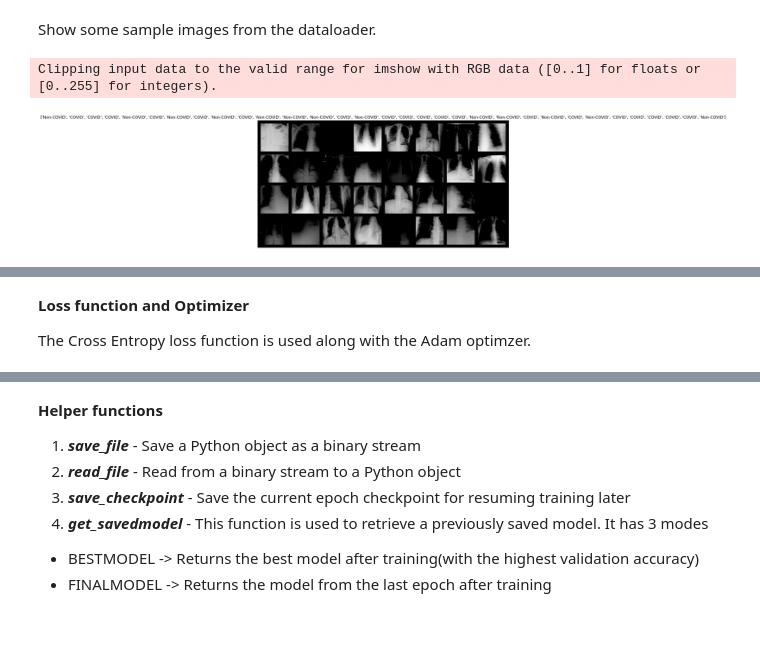
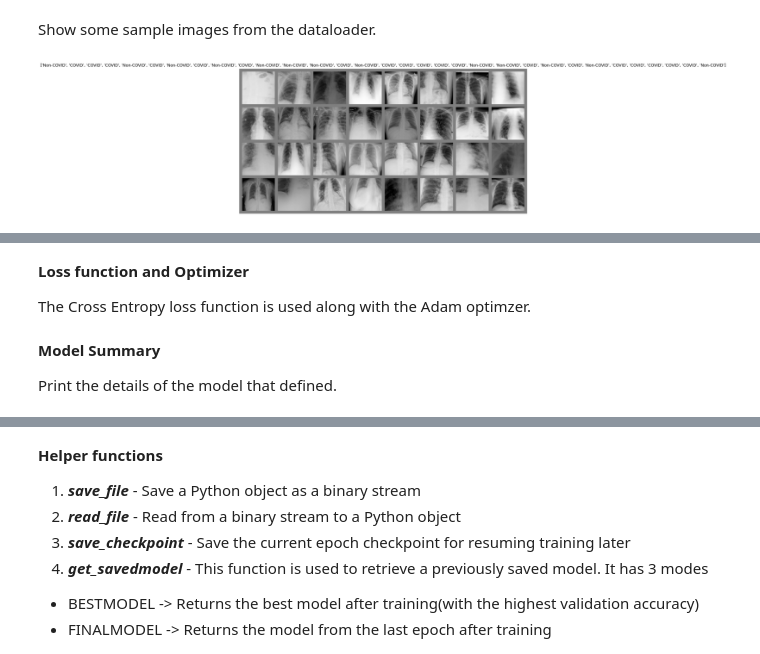
Before and after one commit to ujjalsaha/COVID-19-Detection-Using-CNN-Models-Survey, a Jupyter notebook: Haque_et_al.ipynb, the cells around one changed output, grey strips where cells are left out. Cells and saved outputs as stored; diff of their text form; code cells hidden in the pictures; blank space fills up the shorter version.

```diff
--- a/Haque_et_al.ipynb
+++ b/Haque_et_al.ipynb
@@ -185,7 +179,6 @@ The following image transformations are done on the images.
 1.   Resize to 224 x 224 pixels
 2.   Normalize to ensure that every pixel has a similar data distribution.
 # %%
-
 def get_XRay_count(folder, data_path=DATA_PATH):
 
     covid_path = data_path + folder + '/COVID'
@@ -196,38 +189,50 @@ def get_XRay_count(folder, data_path=DATA_PATH):
 
     return covid_count, non_covid_count
 
+def get_classlabels(img_data):
+
+  # Has the format {'COVID': 0, 'Non-COVID': 1}
+  class_idx = img_data.class_to_idx
+
+  # Return in format {0: 'COVID', 1: 'Non-COVID'}
+  return dict(zip(class_idx.values(), class_idx.keys()))
+
 def load_data(data_path=DATA_PATH):
 
+    # Pre-processing transforms to be applied on input images
     transformed_img = transforms.Compose([
         transforms.RandomResizedCrop(224),
         transforms.ToTensor(),
         transforms.Normalize([0.5, 0.5, 0.5], [0.5, 0.5, 0.5])
     ])
 
-    train_path = DATA_PATH + '/train'
+    train_path = data_path + '/train'
     train_data = datasets.ImageFolder(root=train_path,
                                       transform=transformed_img)
     train_loader = torch.utils.data.DataLoader(train_data,batch_size=BATCH_SIZE,shuffle= True)
 
-    val_path = DATA_PATH + '/val'
+    # Get the dictionary that maps integer labels  to label name (COVID/Non-COVID)
+    class_label = get_classlabels(train_data)
+
+    val_path = data_path + '/val'
     val_data = datasets.ImageFolder(root=val_path,
                                     transform=transformed_img)
     val_loader = torch.utils.data.DataLoader(val_data,batch_size=BATCH_SIZE,shuffle= False)
 
-    test_path = DATA_PATH + '/test'
+    test_path = data_path + '/test'
     test_data = datasets.ImageFolder(root=test_path,
                                     transform=transformed_img)
     test_loader = torch.utils.data.DataLoader(test_data,
                                              batch_size=BATCH_SIZE,shuffle = False)
 
-    return train_loader, val_loader, test_loader
+    return train_loader, val_loader, test_loader, class_label
 # %% [markdown]
 **Loading DataLoaders**
 
 Transform the images and load the DataLoader objects for  train/test/val. This will be used for training and testing the model later.
 # %%
 # Call the function to load the train, test and validation dataloaders from the dataset.
-train_loader, val_loader, test_loader = load_data()
+train_loader, val_loader, test_loader, INDEX_LABEL = load_data()
 # %% [markdown]
 Validate that the count of XRays in the train/val/test folders is as per the dataset split ratio.
 # %%
@@ -243,23 +248,28 @@ assert len(test_loader) == math.ceil(1440/BATCH_SIZE), "Test dataloader length i
 # %% [markdown]
 Show some sample images from the dataloader.
 # %%
-def imshow(img, title):
+def img_show(img, img_labels):
+  # Remove normalization
+    img = img / 2 + 0.5
     npimg = img.numpy()
-    plt.figure(figsize=(15, 7))
+    plt.figure(figsize=(20, 8))
     plt.axis('off')
     plt.imshow(np.transpose(npimg, (1, 2, 0)))
-    plt.title(title)
+    plt.title(img_labels)
     plt.show()
 
-def show_batch_images(dataloader):
-    images, labels = next(iter(dataloader))
-    img = torchvision.utils.make_grid(images, padding=25)
-    imshow(img, title=["COVID" if x==0  else "Non-COVID" for x in labels])
 
-show_batch_images(train_loader)
+# Load the next batch from the training data
+images, labels = next(iter(train_loader))
+img = torchvision.utils.make_grid(images, padding=20)
+
+# Convert 0/1 to COVID/Non-COVID
+img_labels = [INDEX_LABEL[int(x)] for x in labels]
+
+# Plot images
+img_show(img, img_labels)
 # %% [output]
-Clipping input data to the valid range for imshow with RGB data ([0..1] for floats or [0..255] for integers).
-[figure, old version]
+[figure, new version]
 # %% [markdown]
 # **Model Definition**
 
@@ -328,3 +338,7 @@ optimizer = torch.optim.Adam(model.parameters(), lr=LEARNING_RATE)
 if use_gpu:
     model.cuda()
     criterion = criterion.cuda()
+# %% [markdown]
+**Model Summary**
+
+Print the details of the model that defined.
```
Also changed, not shown: parts of 12 cells of this notebook.
